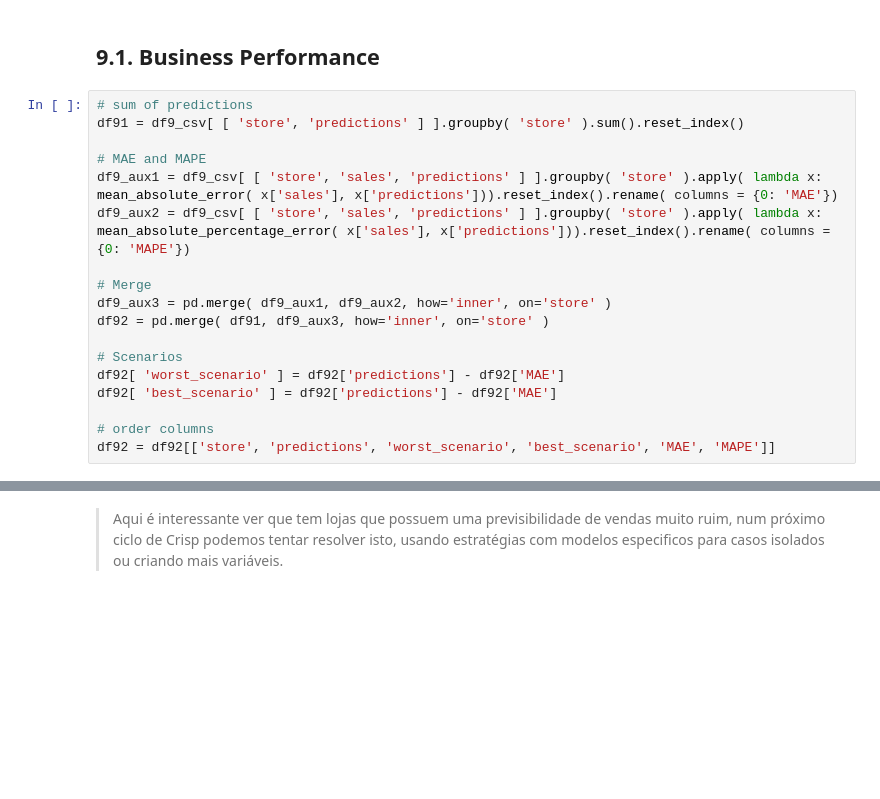
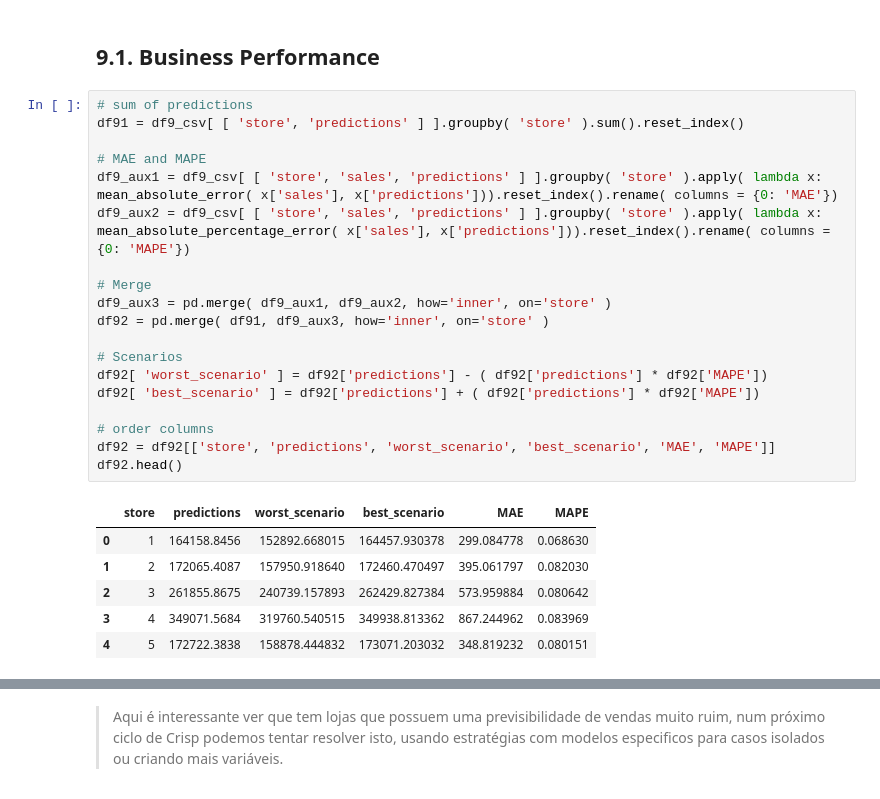
Before and after one commit to LucasAsilveira/Project-Rossmann-Sales-Forecast, a Jupyter notebook: Project_Rossmann_FinalV0.0.ipynb, the cells around one changed output, grey strips where cells are left out. Cells and saved outputs as stored; diff of their text form; blank space fills up the shorter version.

```diff
--- a/Project_Rossmann_FinalV0.0.ipynb
+++ b/Project_Rossmann_FinalV0.0.ipynb
@@ -1497,21 +1496,29 @@ df9_csv = pd.read_csv('data/df9.csv')
 # %%
 # sum of predictions
 df91 = df9_csv[ [ 'store', 'predictions' ] ].groupby( 'store' ).sum().reset_index()
 
 # MAE and MAPE
 df9_aux1 = df9_csv[ [ 'store', 'sales', 'predictions' ] ].groupby( 'store' ).apply( lambda x: mean_absolute_error( x['sales'], x['predictions'])).reset_index().rename( columns = {0: 'MAE'})
 df9_aux2 = df9_csv[ [ 'store', 'sales', 'predictions' ] ].groupby( 'store' ).apply( lambda x: mean_absolute_percentage_error( x['sales'], x['predictions'])).reset_index().rename( columns = {0: 'MAPE'})
 
 # Merge
 df9_aux3 = pd.merge( df9_aux1, df9_aux2, how='inner', on='store' )
 df92 = pd.merge( df91, df9_aux3, how='inner', on='store' )
 
 # Scenarios
-df92[ 'worst_scenario' ] = df92['predictions'] - df92['MAE']
-df92[ 'best_scenario' ] = df92['predictions'] - df92['MAE']
+df92[ 'worst_scenario' ] = df92['predictions'] - ( df92['predictions'] * df92['MAPE'])
+df92[ 'best_scenario' ] = df92['predictions'] + ( df92['predictions'] * df92['MAPE'])
 
 # order columns
 df92 = df92[['store', 'predictions', 'worst_scenario', 'best_scenario', 'MAE', 'MAPE']]
+df92.head()
+# %% [output]
+|  | store | predictions | worst_scenario | best_scenario | MAE | MAPE |
+| 0 | 1 | 164158.8456 | 152892.668015 | 164457.930378 | 299.084778 | 0.068630 |
+| 1 | 2 | 172065.4087 | 157950.918640 | 172460.470497 | 395.061797 | 0.082030 |
+| 2 | 3 | 261855.8675 | 240739.157893 | 262429.827384 | 573.959884 | 0.080642 |
+| 3 | 4 | 349071.5684 | 319760.540515 | 349938.813362 | 867.244962 | 0.083969 |
+| 4 | 5 | 172722.3838 | 158878.444832 | 173071.203032 | 348.819232 | 0.080151 |
 # %%
 #As lojas onde a predição teve maiores MAPE.
 df92.sort_values( 'MAPE', ascending = False).head()
```
Also changed, not shown: parts of 5 cells of this notebook.
